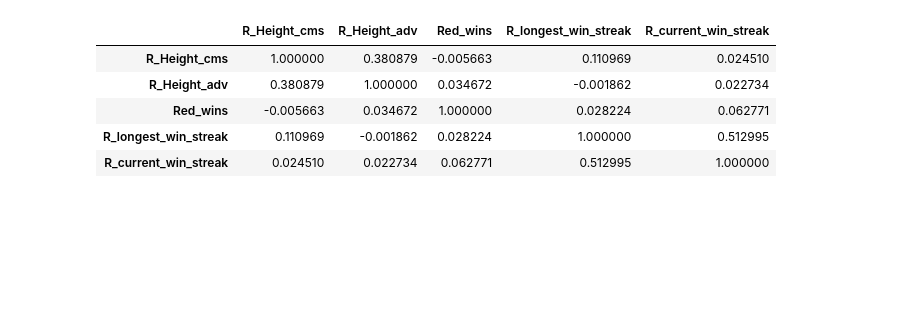
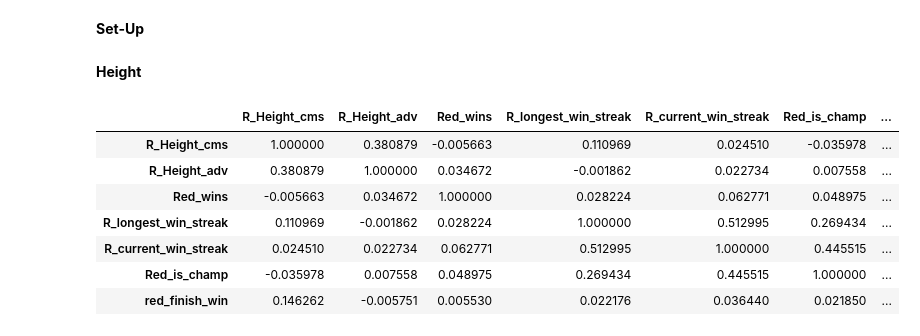
Before and after one commit to dariusdr95/UFC-Analysis, a Jupyter notebook: UFC Analysis.ipynb, the cells around one changed output. Saved outputs shown, nothing was run; the diff lists cells and outputs as text; code cells hidden in the pictures; blank space fills up the shorter version.

```diff
--- a/UFC Analysis.ipynb
+++ b/UFC Analysis.ipynb
@@ -34,0 +37,2 @@ df["Red_wins"]=df["Winner"].apply(lambda x: 1 if x == "Red" else -1)
+# %% [markdown]
+<b> Set-Up </b>
@@ -35,13 +43,37 @@ df["Red_wins"]=df["Winner"].apply(lambda x: 1 if x == "Red" else -1)
+# %%
+####Loading Data
+df=pd.read_csv("C:/Users/dariu/Desktop/Kaggle/ufc-master.csv")
+
+####Converting winner/title to binary/numeric values to allow correlation operation
+df["Red_wins"]=df["Winner"].apply(lambda x: 1 if x == "Red" else 0)
+df["Red_loses"]=df["Winner"].apply(lambda x: 0 if x == "Red" else 1)
+df["Red_is_champ"]=df["title_bout"].apply(lambda x: 1 if x == True else 0)
+
+
+#####Converting win method to binary/numeric finish/no finish
+df["finish_win"]=df["finish"]
+df["finish_win"].replace(["KO/TKO","SUB"],1, inplace = True)
+df["finish_win"].replace(["U-DEC","S-DEC","M-DEC"],0, inplace = True)
+df["finish_win"].replace(["DQ","Overturned"],np.NaN, inplace = True)
+df["red_finish_win"]=df["finish_win"]
+for x in range(len(df)):
+    if df.at[x,"Winner"] == "blue":
+        df.at[x,"red_finish_win"]=0
+        x +=1
+# %% [markdown]
+<b>Height</b>
 # %%
 ###Height
 
 df["R_Height_adv"]=df["R_Height_cms"]-df["B_Height_cms"]
-df_height= df[["R_Height_cms","R_Height_adv", "Red_wins","R_longest_win_streak", "R_current_win_streak"]]
+df_height= df[["R_Height_cms","R_Height_adv", "Red_wins","R_longest_win_streak", "R_current_win_streak", "Red_is_champ","red_finish_win"]]
 df_height.corr()
 # %% [output]
-|  | R_Height_cms | R_Height_adv | Red_wins | R_longest_win_streak | R_current_win_streak |
-| R_Height_cms | 1.000000 | 0.380879 | -0.005663 | 0.110969 | 0.024510 |
-| R_Height_adv | 0.380879 | 1.000000 | 0.034672 | -0.001862 | 0.022734 |
-| Red_wins | -0.005663 | 0.034672 | 1.000000 | 0.028224 | 0.062771 |
-| R_longest_win_streak | 0.110969 | -0.001862 | 0.028224 | 1.000000 | 0.512995 |
-| R_current_win_streak | 0.024510 | 0.022734 | 0.062771 | 0.512995 | 1.000000 |
+|  | R_Height_cms | R_Height_adv | Red_wins | R_longest_win_streak | R_current_win_streak | Red_is_champ | ... |
+| R_Height_cms | 1.000000 | 0.380879 | -0.005663 | 0.110969 | 0.024510 | -0.035978 | ... |
+| R_Height_adv | 0.380879 | 1.000000 | 0.034672 | -0.001862 | 0.022734 | 0.007558 | ... |
+| Red_wins | -0.005663 | 0.034672 | 1.000000 | 0.028224 | 0.062771 | 0.048975 | ... |
+| R_longest_win_streak | 0.110969 | -0.001862 | 0.028224 | 1.000000 | 0.512995 | 0.269434 | ... |
+| R_current_win_streak | 0.024510 | 0.022734 | 0.062771 | 0.512995 | 1.000000 | 0.445515 | ... |
+| Red_is_champ | -0.035978 | 0.007558 | 0.048975 | 0.269434 | 0.445515 | 1.000000 | ... |
+| red_finish_win | 0.146262 | -0.005751 | 0.005530 | 0.022176 | 0.036440 | 0.021850 | ... |
```
Also changed, not shown: parts of 19 cells of this notebook.
